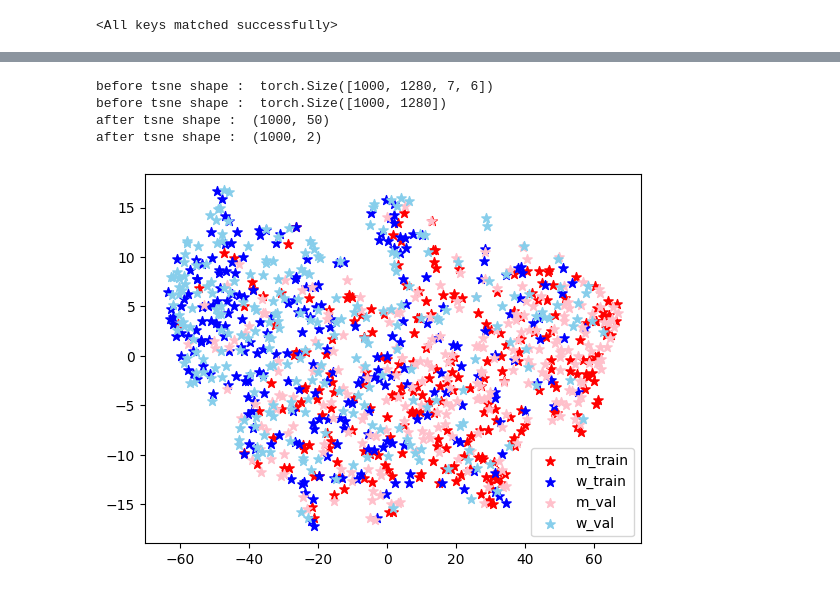
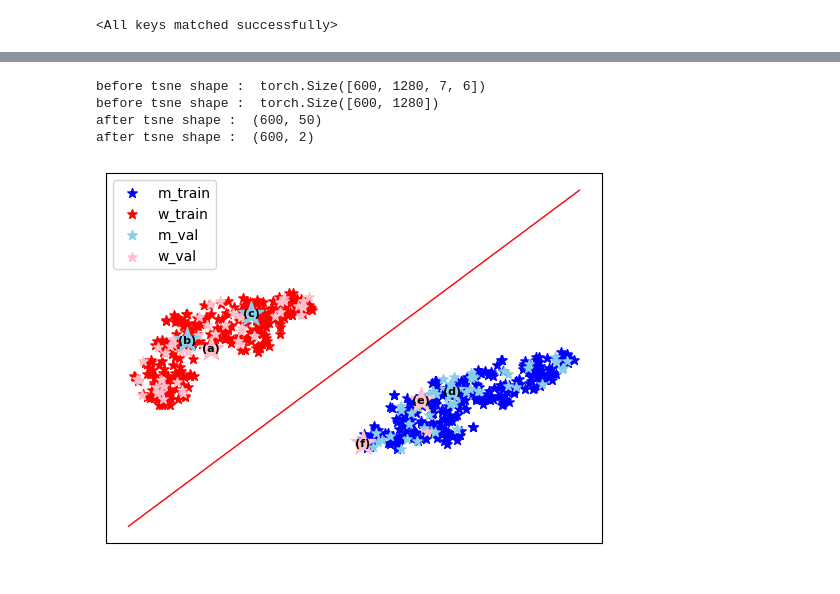
Before and after one commit to jong980812/Part_shapley, a Jupyter notebook: tsne.ipynb, the cells around one changed output, grey strips where cells are left out. Saved outputs shown, nothing was run; the diff lists cells and outputs as text; code cells hidden in the pictures.

```diff
--- a/tsne.ipynb
+++ b/tsne.ipynb
@@ -270,9 +291,9 @@ transform = transforms.Compose([
                                     # std=[0.065, 0.065, 0.065])])
 
 dataset_val = AI_HUB("/data/datasets/asd/ai-hub/ai_hub_sketch_mw/01", "/data/datasets/asd/ai-hub/ai_hub_sketch_json", False)
-data_list_val = dataset_val.make_dataset("/data/datasets/asd/ai-hub/ai_hub_sketch_mw/01", dataset_val.dataset.class_to_idx, extensions="jpg")
+data_list_val = dataset_val.dataset.make_dataset("/data/datasets/asd/ai-hub/ai_hub_sketch_mw/01/val", dataset_val.dataset.class_to_idx, extensions="jpg")
 dataset_train = AI_HUB("/data/datasets/asd/ai-hub/ai_hub_sketch_mw/01", "/data/datasets/asd/ai-hub/ai_hub_sketch_json", True)
-data_list_train = dataset_train.make_dataset("/data/datasets/asd/ai-hub/ai_hub_sketch_mw/01", dataset_train.dataset.class_to_idx, extensions="jpg")
+data_list_train = dataset_train.dataset.make_dataset("/data/datasets/asd/ai-hub/ai_hub_sketch_mw/01/train", dataset_train.dataset.class_to_idx, extensions="jpg")
 
 # dataset_val = datasets.ImageFolder("/data/datasets/asd/ai-hub/ai_hub_sketch_mw/01/val", transform=transform)
 # data_list_val = dataset_val.make_dataset("/data/datasets/asd/ai-hub/ai_hub_sketch_mw/01/val", dataset_val.class_to_idx, extensions='jpg')
@@ -306,14 +344,15 @@ print(val_w_len)
 # %%
 import random
 random.seed(777)
+torch.manual_seed(777)
 indices = [i for i in range(train_m_len)]
 train_m_indices = random.sample(indices, 250)
 indices = [i for i in range(train_w_len)]
 train_w_indices = random.sample(indices, 250)
 indices = [i for i in range(val_m_len)]
-val_m_indices = random.sample(indices, 250)
+val_m_indices = random.sample(indices, 50)
 indices = [i for i in range(val_w_len)]
-val_w_indices = random.sample(indices, 250)
+val_w_indices = random.sample(indices, 50)
 
 dataset_train_m = [dataset_train[i] for i in train_m_indices]
 dataset_train_w = [dataset_train[i + train_m_len] for i in train_w_indices]
@@ -375,8 +414,9 @@ print(feats.shape)
 
 #! check for model's test acc
 k = 0
-for i, feat in enumerate([feats[i] for i in range(0, 250)]) :
-    if int(torch.argmax(model.classifier(feat))) == 0 :
+for i, feat in enumerate([feats[i] for i in range(500, 550)]) :
+    if int(torch.argmax(model.classifier(feat))) == 1 :
+        print(i)
         k += 1
     # print(i, torch.argmax(model.classifier(feat)))
 k/250
@@ -417,58 +459,70 @@ data_tsne = tsne.fit_transform(feats)
 
 print("after tsne shape : ", data_tsne.shape)
 
-labels = [0] * 250 + [1] * 250 + [6] * 250 + [7] * 250
+# labels = [0] * 250 + [1] * 250 + [6] * 50 + [7] * 50
 # labels = [6] * 10 + [7] * 10
 
 #? plot the results with labels
 cmap = plt.get_cmap('Paired')
-plt.scatter(data_tsne[:250, 0], data_tsne[:250, 1], c='red',label='m_train', s=50, marker='*')
-plt.scatter(data_tsne[250:500, 0], data_tsne[250:500, 1], c='blue', label='w_train', s=50, marker='*')
-plt.scatter(data_tsne[500:750, 0], data_tsne[500:750, 1], c='pink', label='m_val', s=50, marker='*')
-plt.scatter(data_tsne[750:, 0], data_tsne[750:, 1], c='skyblue', label='w_val', s=50, marker='*')
+plt.scatter(data_tsne[:250, 0], data_tsne[:250, 1], c='blue',label='m_train', s=50, marker='*')
+plt.scatter(data_tsne[250:500, 0], data_tsne[250:500, 1], c='red', label='w_train', s=50, marker='*')
+plt.scatter(data_tsne[500:550, 0], data_tsne[500:550, 1], c='skyblue', label='m_val', s=50, marker='*')
+plt.scatter(data_tsne[550:, 0], data_tsne[550:, 1], c='pink', label='w_val', s=50, marker='*')
 
-for i in range(len(data_tsne)) :
+for i in range(500, 550) :
     x = data_tsne[i, 0]
     y = data_tsne[i, 1]
     # plt.text(x, y, str(i), fontsize=8)
 
 #! decision line
 from sklearn.linear_model import LogisticRegression
 
 decision_line = LogisticRegression()
 decision_line.fit(data_tsne[:500], [0]*250+[1]*250)
 w = decision_line.coef_[0]
 b = decision_line.intercept_
 
 slope = -w[0] / w[1]
 intercept = -b / w[1]
 
 import numpy as np
 x_min, x_max = data_tsne[:, 0].min() - 1, data_tsne[:, 0].max() + 1
 x_line = np.linspace(x_min, x_max, 100)
 
 
 y_line = slope * x_line + intercept
-# plt.plot(x_line, y_line, color='red', linestyle='-', linewidth=1)
+plt.plot(x_line, y_line, color='red', linestyle='-', linewidth=1)
+
+x, y = data_tsne[556]
+plt.scatter(x, y, c='pink', s=350, marker='*')
+plt.text(x, y, "(a)", fontsize=8, va='center', ha='center', fontweight='heavy')
+x, y = data_tsne[529]
+plt.scatter(x, y, c='skyblue', s=350, marker='*')
+plt.text(x, y, "(b)", fontsize=8, va='center', ha='center', fontweight='heavy')
+x, y = data_tsne[530]
+plt.scatter(x, y, c='skyblue', s=350, marker='*')
+plt.text(x, y, "(c)", fontsize=8, va='center', ha='center', fontweight='heavy')
+
+x, y = data_tsne[521]
+plt.scatter(x, y, c='skyblue', s=350, marker='*')
+plt.text(x, y, "(d)", fontsize=8, va='center', ha='center', fontweight='heavy')
+x, y = data_tsne[553]
+plt.scatter(x, y, c='pink', s=350, marker='*')
+plt.text(x, y, "(e)", fontsize=8, va='center', ha='center', fontweight='heavy')
+# x, y = data_tsne[563]
+# plt.scatter(x, y, c='pink', s=350, marker='*')
+# plt.text(x, y, "(d)", fontsize=8, va='center', ha='center', fontweight='heavy')
+x, y = data_tsne[595]
+plt.scatter(x, y, c='pink', s=350, marker='*')
+plt.text(x, y, "(f)", fontsize=8, va='center', ha='center', fontweight='heavy')
 
 plt.legend()
+plt.xticks([])
+plt.yticks([])
 plt.show()
-
-#######################
-# #! second plot for not-texted version
-
-# plt.scatter(data_tsne[:40, 0], data_tsne[:40, 1], c='red',label='asd_train', s=50, marker='*')
-# plt.scatter(data_tsne[40:80, 0], data_tsne[40:80, 1], c='blue', label='td_train', s=50, marker='*')
-# plt.scatter(data_tsne[80:90, 0], data_tsne[80:90, 1], c='pink', label='asd_val', s=50, marker='*')
-# plt.scatter(data_tsne[90:, 0], data_tsne[90:, 1], c='skyblue', label='td_val', s=50, marker='*')
-
-# plt.plot(x_line, y_line, color='red', linestyle='-', linewidth=1)
-
-# plt.legend()
-# plt.show()
 # %% [output]
-before tsne shape :  torch.Size([1000, 1280, 7, 6])
-before tsne shape :  torch.Size([1000, 1280])
-after tsne shape :  (1000, 50)
-after tsne shape :  (1000, 2)
+before tsne shape :  torch.Size([600, 1280, 7, 6])
+before tsne shape :  torch.Size([600, 1280])
+after tsne shape :  (600, 50)
+after tsne shape :  (600, 2)
-[figure, old version]
+[figure, new version]
```
Also changed, not shown: parts of 15 cells of this notebook, 3 other files.
